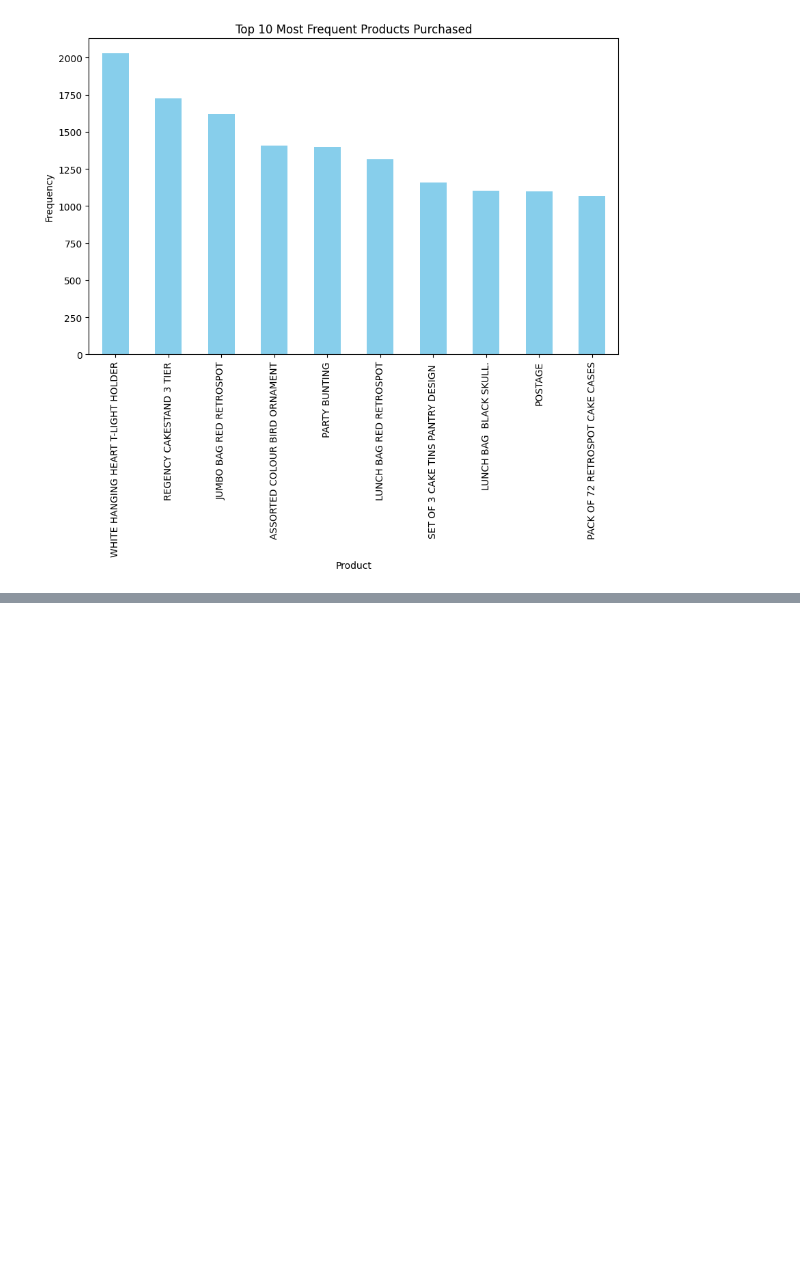
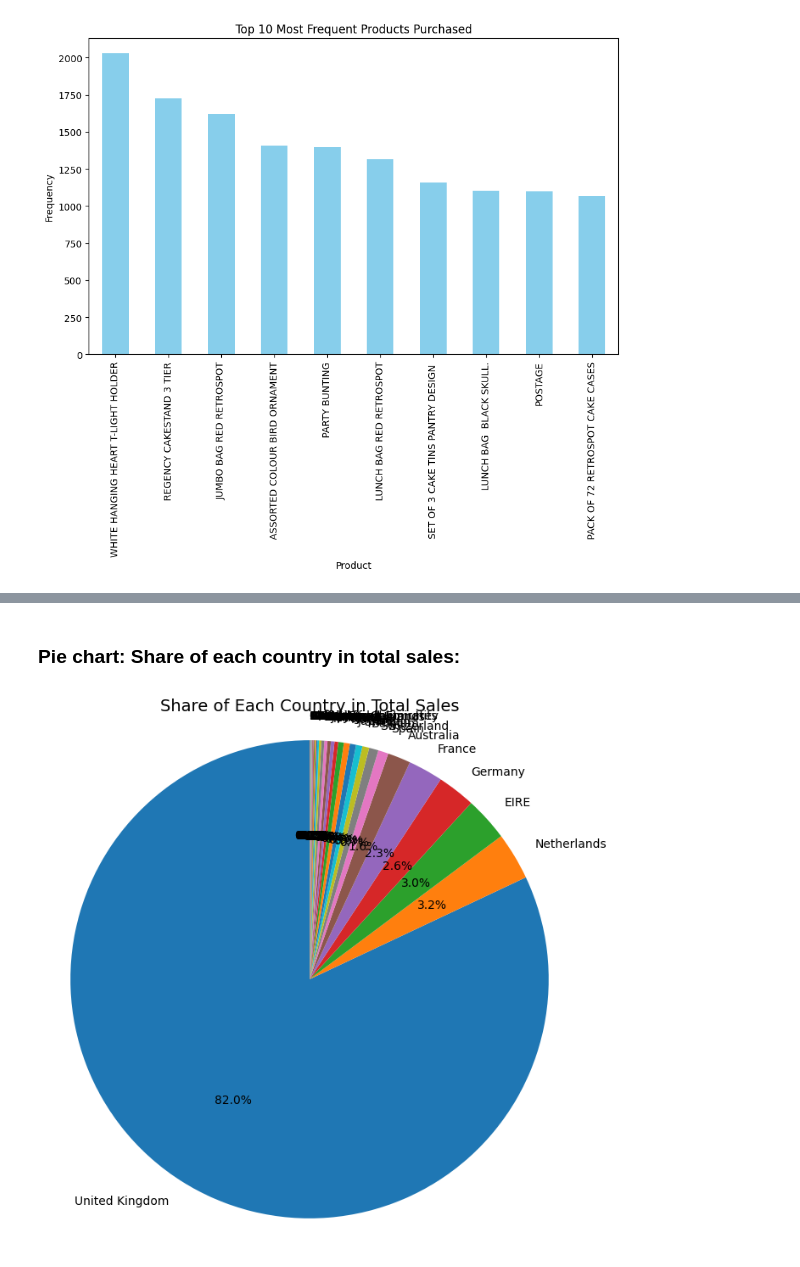
Before and after one commit to Faghaee2000/Market-Basket-Analysis-using-Online-Retail-Dataset, a Jupyter notebook: Market_Analysis.ipynb, the cells around one changed output, grey strips where cells are left out. Drawn from its saved outputs; the diff is of its cells as text; code cells hidden in the pictures; blank space fills up the shorter version.

```diff
--- a/Market_Analysis.ipynb
+++ b/Market_Analysis.ipynb
@@ -106,0 +123,18 @@ plt.show()
+# %% [markdown]
+### Pie chart: Share of each country in total sales:
+# %%
+import matplotlib.pyplot as plt
+if 'TotalPrice' not in df.columns:
+    df['TotalPrice'] = df['Quantity'] * df['UnitPrice']
+
+# Group sales by country
+country_sales = df.groupby('Country')['TotalPrice'].sum().sort_values(ascending=False)
+
+# Plot
+plt.figure(figsize=(8,8))
+plt.pie(country_sales, labels=country_sales.index, autopct='%1.1f%%', startangle=90)
+plt.title("Share of Each Country in Total Sales", fontsize=14)
+plt.axis('equal')  # Equal aspect ratio ensures circle shape
+plt.show()
+# %% [output]
+[figure, added]
```
Also changed, not shown: parts of 20 cells of this notebook.
